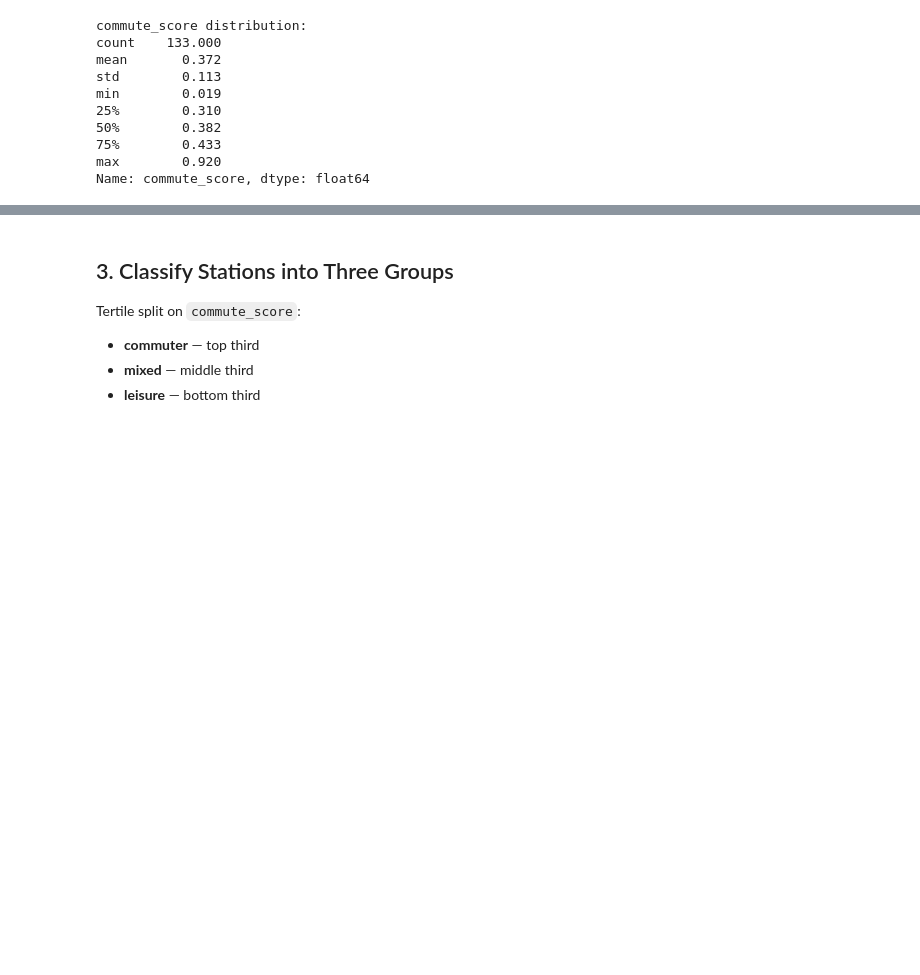
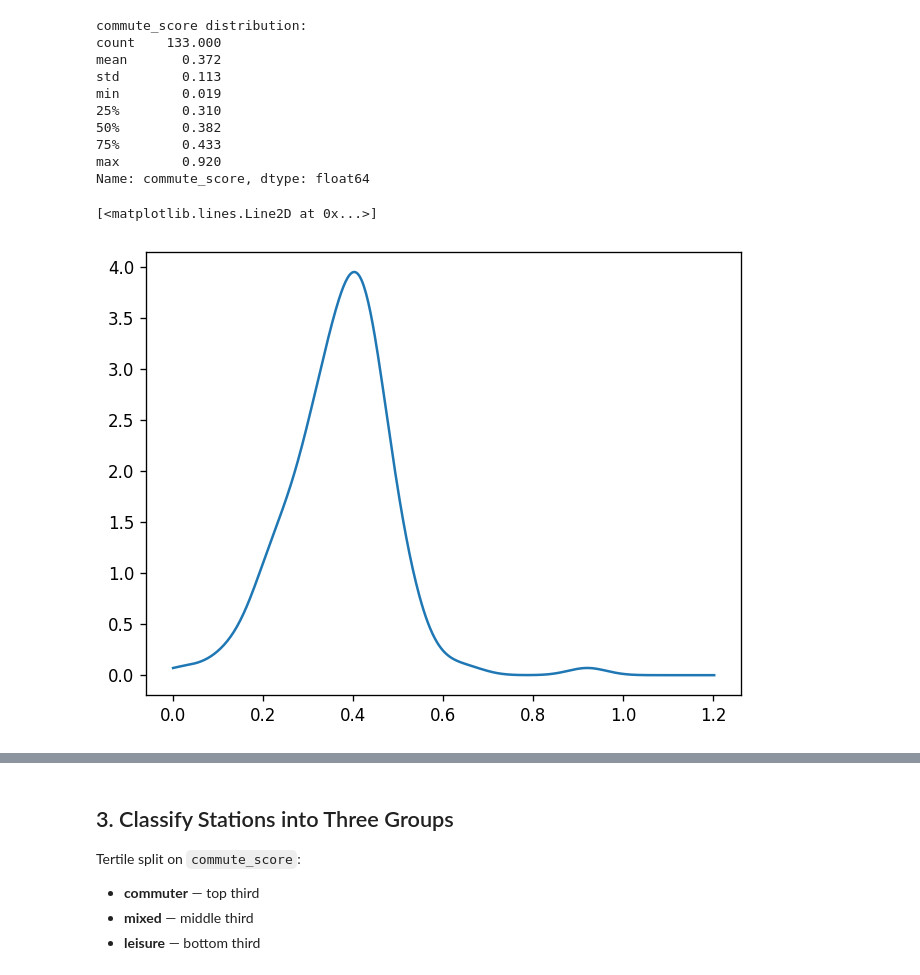
Before and after one commit to Queena34/mda-cycling-weather-group6, a Jupyter notebook: notebooks/06_site_classification.ipynb, the cells around one changed output, grey strips where cells are left out. Cells and saved outputs as stored; diff of their text form; code cells hidden in the pictures; blank space fills up the shorter version.

Commit message:
changed the threshold, added graphs

```diff
--- a/notebooks/06_site_classification.ipynb
+++ b/notebooks/06_site_classification.ipynb
@@ -180,3 +180,15 @@ min        0.019
 75%        0.433
 max        0.920
 Name: commute_score, dtype: float64
+# %%
+data_temp = site_stats["commute_score"].dropna()
+q1t, q3t = data_temp.quantile([0.25, 0.75])
+iqrt = q3t - q1t
+fence_t = q3t + 3 * iqrt
+kdet = gaussian_kde(data_temp)
+x_range_t = np.linspace(0, fence_t * 1.5, 500)
+y_dens_t = kdet(x_range_t)
+plt.plot(x_range_t, y_dens_t)
+# %% [output]
+[<matplotlib.lines.Line2D at 0x...>]
+[figure, added]
```
Also changed, not shown: parts of 1 cell of this notebook.
